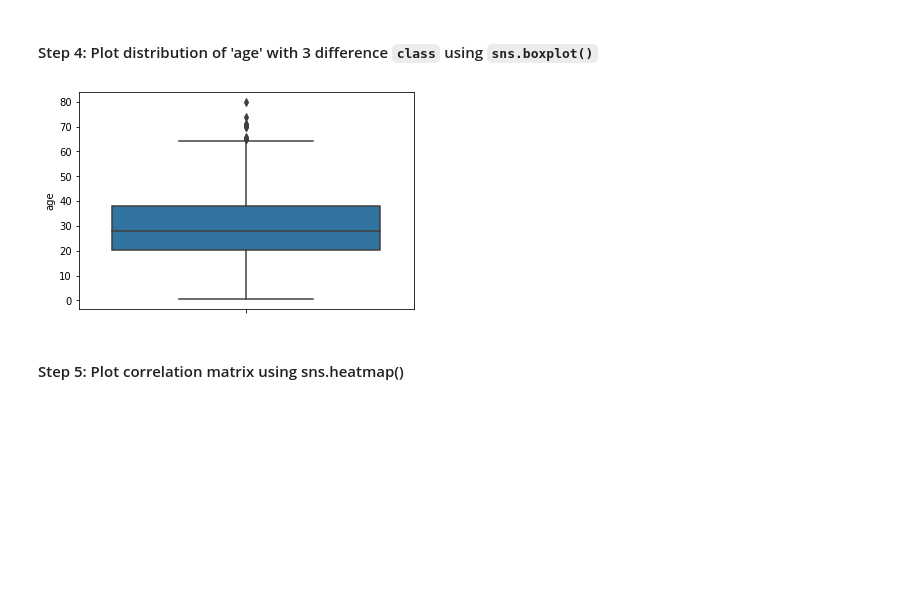
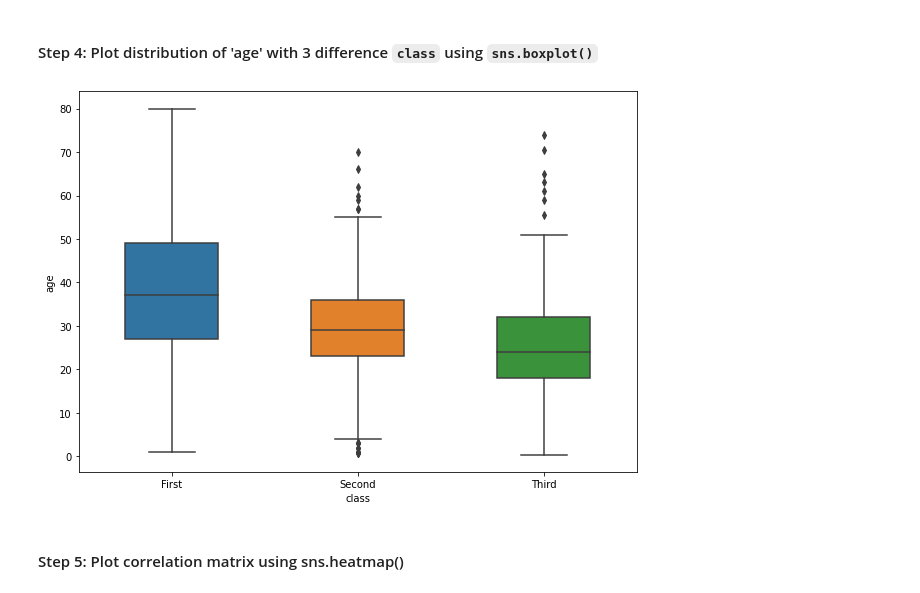
Before and after one commit to honghanhh/mci_python_31_level_1, a Jupyter notebook: Live Slides/Live Lecture 10/Ducvt_Live_Lecture_10.ipynb, the cells around one changed output. Saved outputs shown, nothing was run; the diff lists cells and outputs as text; code cells hidden in the pictures; blank space fills up the shorter version.

```diff
--- a/Live Slides/Live Lecture 10/Ducvt_Live_Lecture_10.ipynb
+++ b/Live Slides/Live Lecture 10/Ducvt_Live_Lecture_10.ipynb
@@ -161,9 +161,10 @@ sns.histplot(data = titanic, x = "fare");
 # %% [markdown]
 #### Step 4: Plot distribution of 'age' with 3 difference `class` using `sns.boxplot()`
 # %%
-sns.boxplot(data = titanic, y = 'age');
+plt.figure(figsize=(10,7))
+sns.boxplot(data = titanic, y = titanic.age, x = titanic['class'], width = 0.5);
 # %% [output]
-[figure, old version]
+[figure, new version]
 # %% [markdown]
 #### Step 5: Plot correlation matrix using sns.heatmap()
 # %%
```
